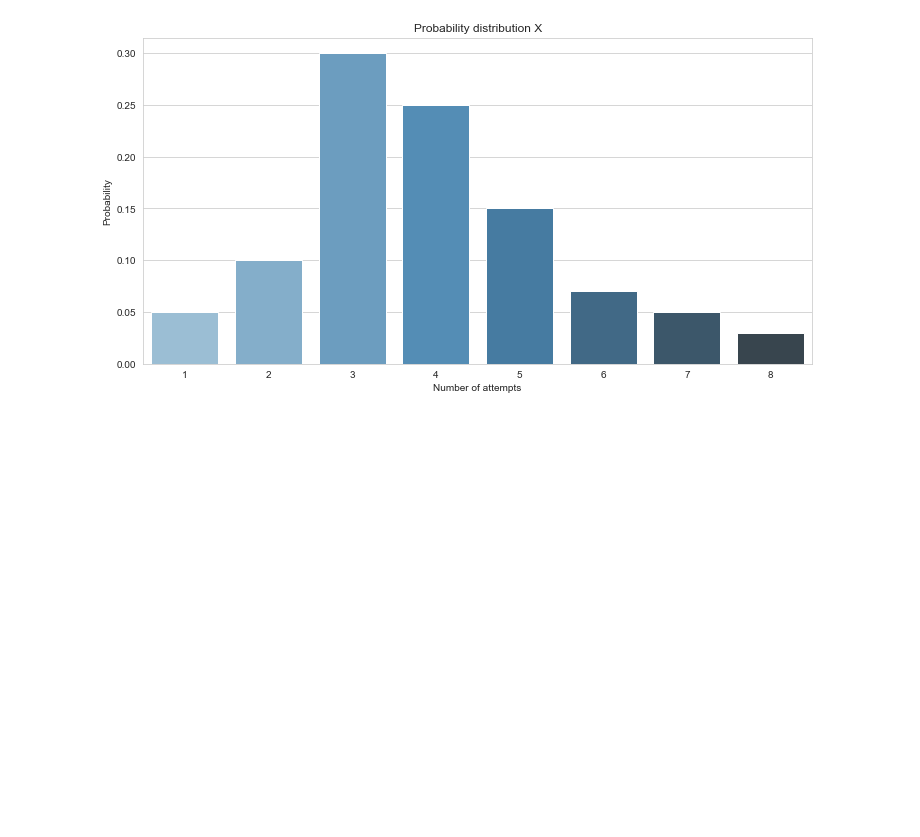
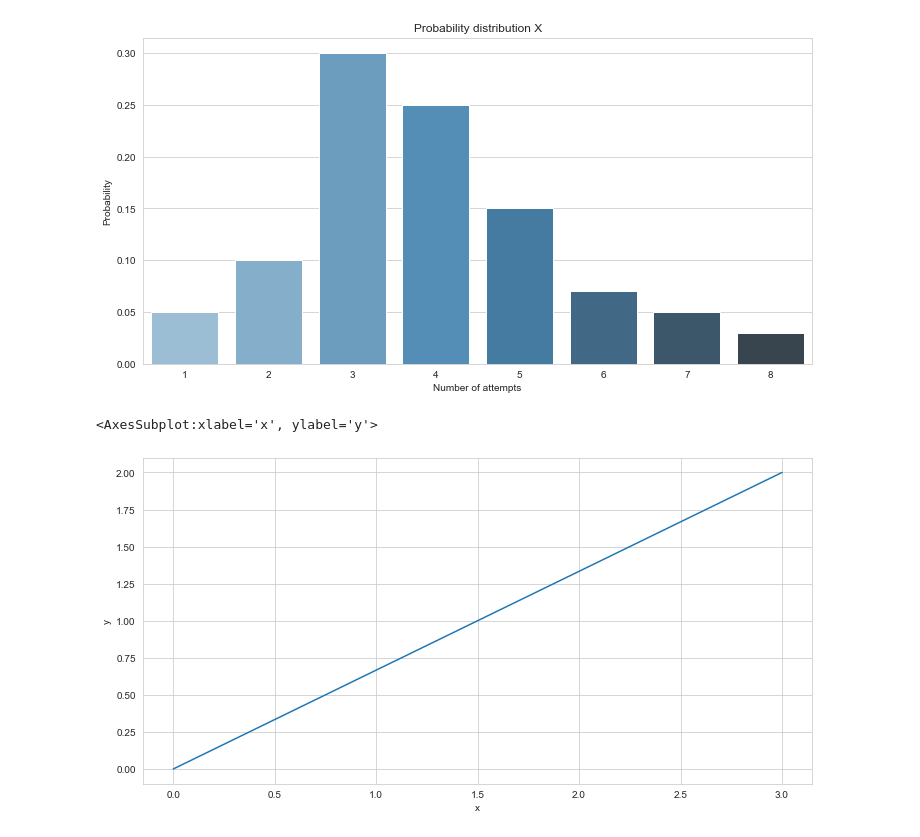
Before and after one commit to ekalachev/jupyter_charts, a Jupyter notebook: seaborn.ipynb, the cells around one changed output. Saved outputs shown, nothing was run; the diff lists cells and outputs as text; code cells hidden in the pictures; blank space fills up the shorter version.

Commit message:
vectors scaling

```diff
--- a/seaborn.ipynb
+++ b/seaborn.ipynb
@@ -27,3 +27,13 @@ chart.set_ylabel('Probability')
 plt.show()
 # %% [output]
 [figure]
+# %%
+vectors_df = pd.DataFrame({
+    'x': [0, 3],
+    'y': [0, 2]
+})
+# %%
+sns.lineplot(data=vectors_df, x='x', y='y')
+# %% [output]
+<AxesSubplot:xlabel='x', ylabel='y'>
+[figure, added]
```
Also changed, not shown: parts of 2 cells of this notebook, 1 other file.
